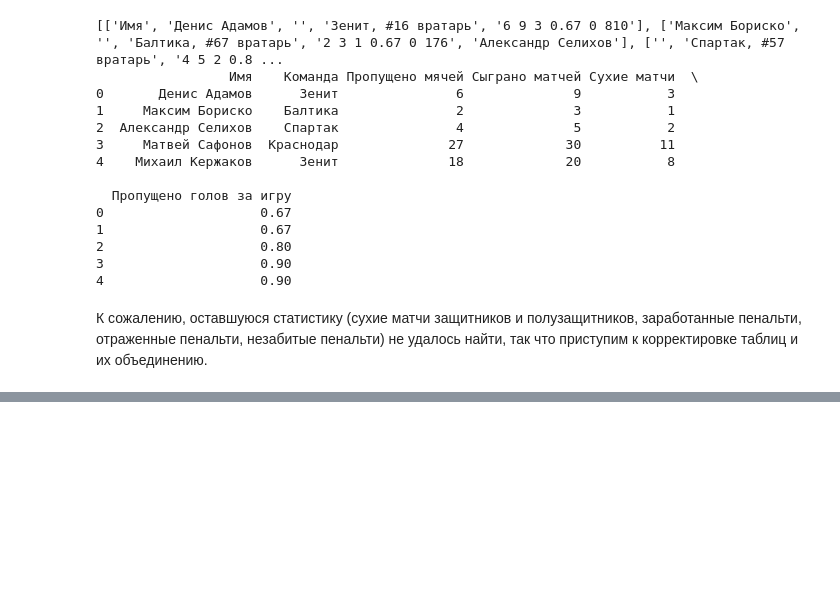
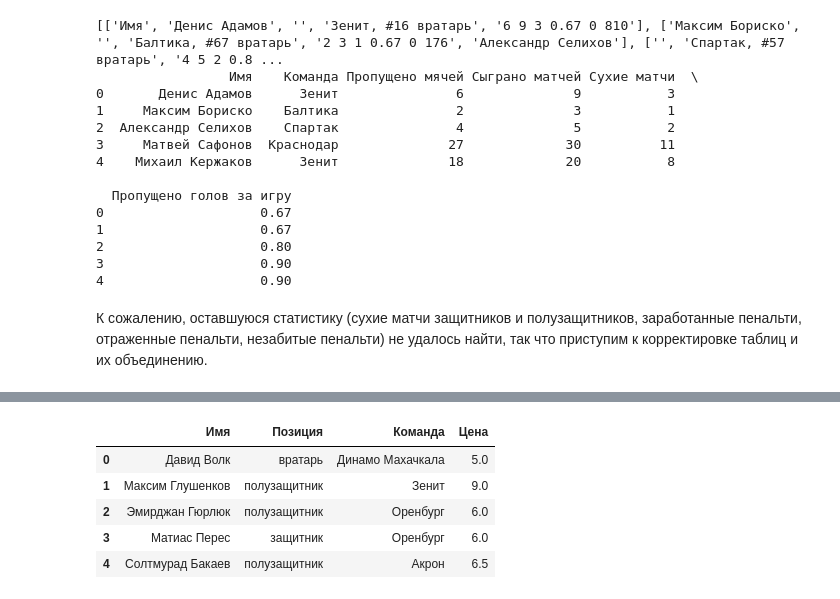
Before and after one commit to standingfirefox/Portfolio, a Jupyter notebook: fantasy_team.ipynb, the cells around one changed output, grey strips where cells are left out. Saved outputs shown, nothing was run; the diff lists cells and outputs as text; code cells hidden in the pictures; blank space fills up the shorter version.

```diff
--- a/fantasy_team.ipynb
+++ b/fantasy_team.ipynb
@@ -241,0 +246,5 @@ cards_df.to_excel('cards_df.xlsx', index= False)
+# %%
+players_df = pd.read_excel('players_df.xlsx')
+goals_df = pd.read_excel('goals_df.xlsx')
+keepers_df = pd.read_excel('keepers_df.xlsx')
+cards_df = pd.read_excel('cards_df.xlsx')
@@ -241,0 +273,16 @@ cards_df.to_excel('cards_df.xlsx', index= False)
+# %%
+#сменю название позиций, чтобы было более наглядно
+players_df['Позиция'] = players_df['Позиция'].replace(
+    {'ВР': 'вратарь',
+    'ПЗ': 'полузащитник',
+    'ЗЩ': 'защитник',
+    'НП': 'нападающий'}
+)
+players_df.head(5)
+# %% [output]
+|  | Имя | Позиция | Команда | Цена |
+| 0 | Давид Волк | вратарь | Динамо Махачкала | 5.0 |
+| 1 | Максим Глушенков | полузащитник | Зенит | 9.0 |
+| 2 | Эмирджан Гюрлюк | полузащитник | Оренбург | 6.0 |
+| 3 | Матиас Перес | защитник | Оренбург | 6.0 |
+| 4 | Солтмурад Бакаев | полузащитник | Акрон | 6.5 |
```
Also changed, not shown: parts of 10 cells of this notebook.
